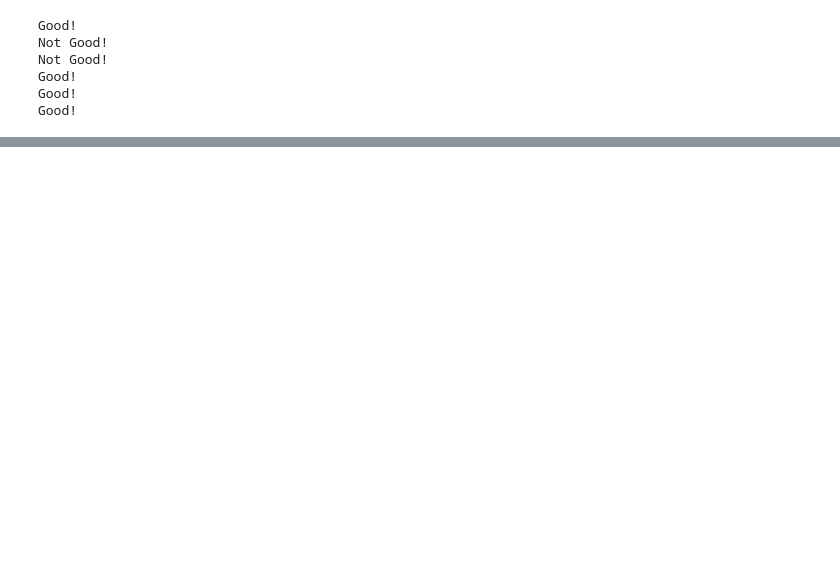
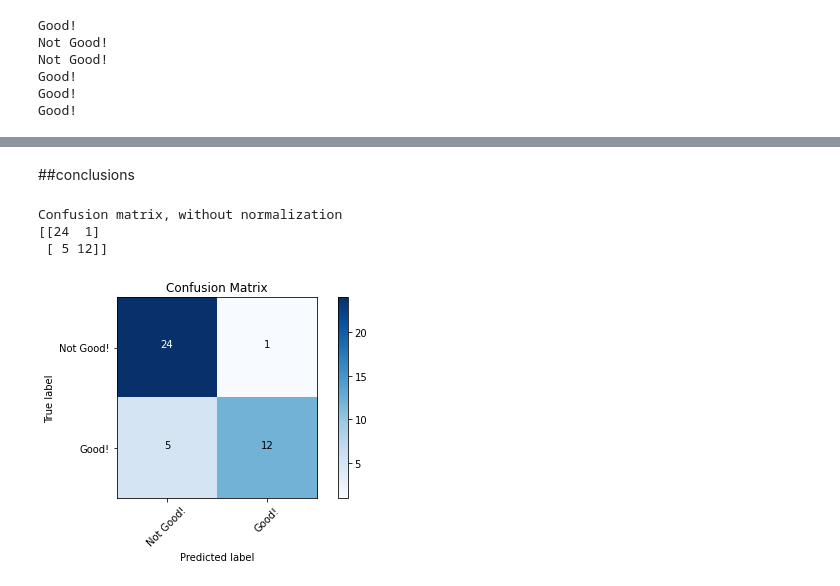
Before and after one commit to ShathaCodes/tuni-hack, a Jupyter notebook: Model-A.ipynb, the cells around one changed output, grey strips where cells are left out. Cells and saved outputs as stored; diff of their text form; code cells hidden in the pictures; blank space fills up the shorter version.

```diff
--- a/Model-A.ipynb
+++ b/Model-A.ipynb
@@ -271 +273,14 @@ Confusion matrix, without normalization
 [figure]
+# %% [markdown]
+##conclusions
+# %%
+model = models['Naive Bayes']
+y_pred = model.predict(X_test)
+# %%
+cm = confusion_matrix(y_test,y_pred)
+plot_confusion_matrix(cm=cm, classes=cm_plot_labels, title='Confusion Matrix')
+# %% [output]
+Confusion matrix, without normalization
+[[24  1]
+ [ 5 12]]
+[figure, added]
```
Also changed, not shown: parts of 9 cells of this notebook, 3 other files.
